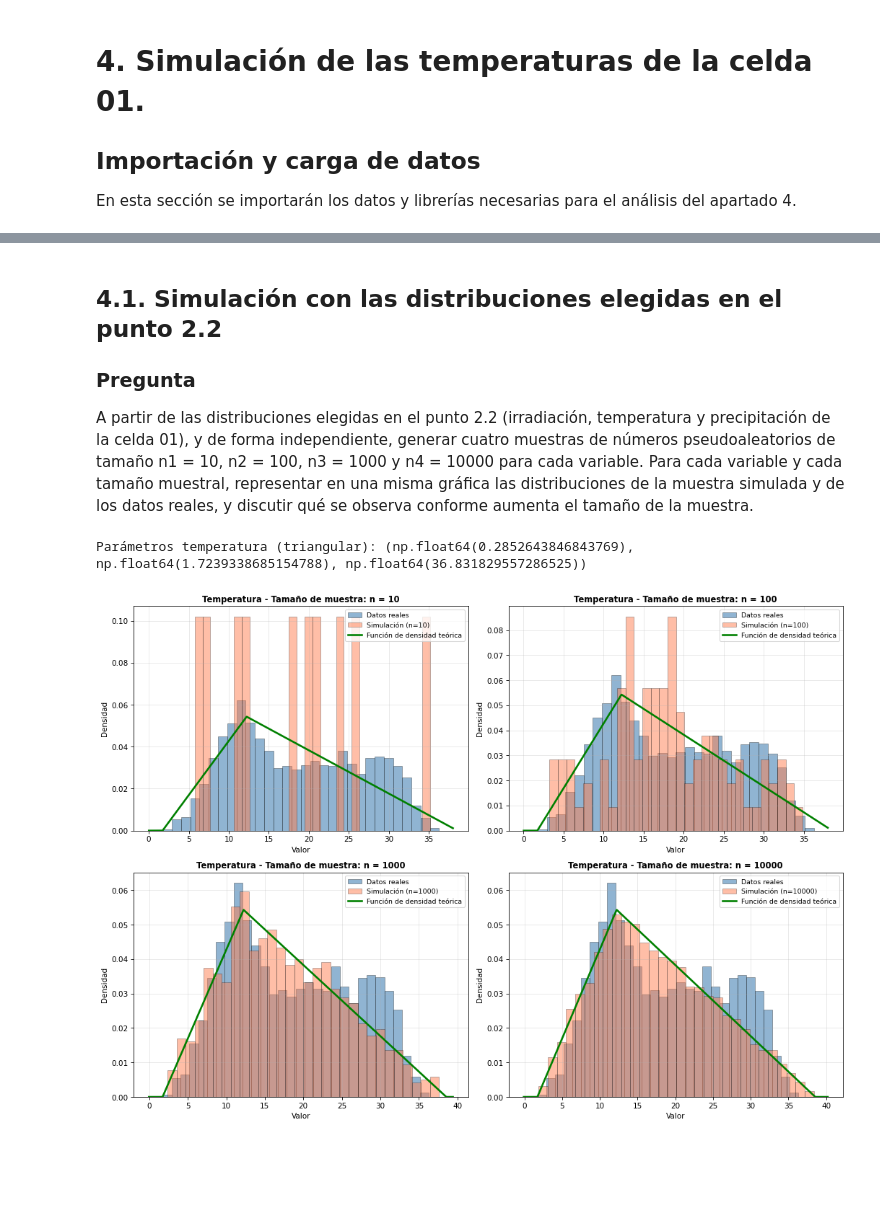
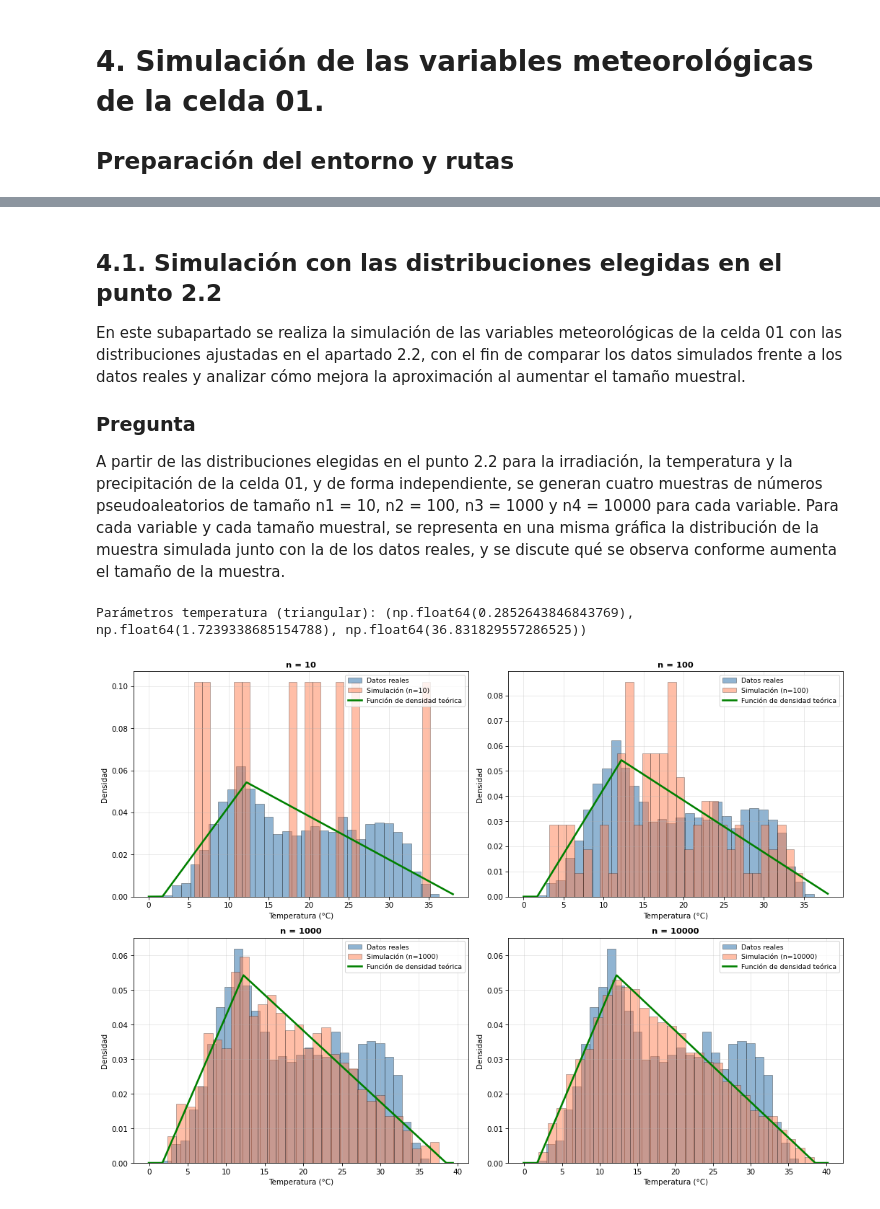
Before and after one commit to aurbanomurillo/t2_inferencia_estadistica, a Jupyter notebook: src/Apartado_4.ipynb, the cells around one changed output, grey strips where cells are left out. Drawn from its saved outputs; the diff is of its cells as text; code cells hidden in the pictures; blank space fills up the shorter version.

```diff
--- a/src/Apartado_4.ipynb
+++ b/src/Apartado_4.ipynb
@@ -1,6 +1,5 @@
 # %% [markdown]
-# 4. Simulación de las temperaturas de la celda 01.
-## Importación y carga de datos
-En esta sección se importarán los datos y librerías necesarias para el análisis del apartado 4.
+# 4. Simulación de las variables meteorológicas de la celda 01.
+## Preparación del entorno y rutas
 # %%
 from carga_de_datos import *
@@ -24,17 +31,23 @@ Dataframe con todos los datos leidos (filas: días, columnas: variables):
 [4383 rows x 15 columns]
 # %% [markdown]
 ## 4.1. Simulación con las distribuciones elegidas en el punto 2.2
+En este subapartado se realiza la simulación de las variables meteorológicas de la celda 01 con las distribuciones ajustadas en el apartado 2.2, con el fin de comparar los datos simulados frente a los datos reales y analizar cómo mejora la aproximación al aumentar el tamaño muestral.
 ### Pregunta
-A partir de las distribuciones elegidas en el punto 2.2 (irradiación, temperatura y precipitación de la celda 01), y de forma independiente, generar cuatro muestras de números pseudoaleatorios de tamaño n1 = 10, n2 = 100, n3 = 1000 y n4 = 10000 para cada variable.
-Para cada variable y cada tamaño muestral, representar en una misma gráfica las distribuciones de la muestra simulada y de los datos reales, y discutir qué se observa conforme aumenta el tamaño de la muestra.
+A partir de las distribuciones elegidas en el punto 2.2 para la irradiación, la temperatura y la precipitación de la celda 01, y de forma independiente, se generan cuatro muestras de números pseudoaleatorios de tamaño n1 = 10, n2 = 100, n3 = 1000 y n4 = 10000 para cada variable.
+Para cada variable y cada tamaño muestral, se representa en una misma gráfica la distribución de la muestra simulada junto con la de los datos reales, y se discute qué se observa conforme aumenta el tamaño de la muestra.
 # %%
-# He creado una función para no tener que escribir el código de mostrar la gráfica 4 veces por subapartado
-
-def plot_histogramas(x_real, VA, x1, x2, x3, x4, nombre_variable):
+# Función auxiliar para no repetir el mismo bloque de código en cada variable.
+def plot_histogramas(x_real, VA, x1, x2, x3, x4, nombre_variable, nombre_imagen):
     fig = plt.figure(figsize=(14, 10))
 
     muestras = [x1, x2, x3, x4]
     tamaños = [10, 100, 1000, 10000]
+    unidades = {
+        'Temperatura': 'Temperatura (°C)',
+        'Irradiación': 'Irradiación (J/m²)',
+        'Precipitación': 'Precipitación (m)',
+    }
+    etiqueta_eje = unidades.get(nombre_variable, nombre_variable)
 
     for i in range(4):
         plt.subplot(2, 2, i + 1)
@@ -58,52 +71,55 @@ def plot_histogramas(x_real, VA, x1, x2, x3, x4, nombre_variable):
         plt.plot(xs, VA.pdf(xs), 'g-', linewidth=2.5,
                  label='Función de densidad teórica')
 
-        plt.title(f'{nombre_variable} - Tamaño de muestra: n = {n}',
-                  fontsize=11, fontweight='bold')
-        plt.xlabel('Valor')
+        plt.title(f'n = {n}', fontsize=11, fontweight='bold')
+        plt.xlabel(etiqueta_eje)
         plt.ylabel('Densidad')
         plt.legend(fontsize=9)
         plt.grid(alpha=0.3)
 
     plt.tight_layout()
+    plt.savefig(IMAGES_DIR / f'{nombre_imagen}.png', dpi=300, bbox_inches='tight')
     plt.show()
 
-# He puesto las n's aqui por que se usan en todos los apartados de forma fija
-
+# Se fijan aquí los tamaños muestrales porque se usan en todos los apartados.
 n1 = 10
 n2 = 100
 n3 = 1000
 n4 = 10000
 # %%
-#Temperatura
-
-from carga_de_datos import *
-import numpy as np
-import matplotlib.pyplot as plt
-from scipy import stats
+# Temperatura
 
 semilla = 99999
 np.random.seed(semilla)
 
 x_real = df_orig_temp["TEMP_CELDA01"].dropna().values
 
-#Cogemos la triangular del apartado 2.2
+# Tomamos la triangular del apartado 2.2.
 params = stats.triang.fit(x_real)
 
 c = params[0]
 loc = params[1]
 scale = params[2]
 VA = stats.triang(c=c, loc=loc, scale=scale)
 
 print("Parámetros temperatura (triangular):", params)
 
 x1 = VA.rvs(size=n1)
 x2 = VA.rvs(size=n2)
 x3 = VA.rvs(size=n3)
 x4 = VA.rvs(size=n4)
 
-plot_histogramas(x_real, VA, x1, x2, x3, x4, "Temperatura")
+plot_histogramas(
+    x_real,
+    VA,
+    x1,
+    x2,
+    x3,
+    x4,
+    "Temperatura",
+    "Gráfico 4.1： Distribución de las simulaciones de la temperatura en la celda 01 por tamaños muestrales",
+)
 # %% [output]
 Parámetros temperatura (triangular): (np.float64(0.2852643846843769), np.float64(1.7239338685154788), np.float64(36.831829557286525))
-[figure, old version]
+[figure, new version]
 # %%
```
Also changed, not shown: parts of 5 cells of this notebook.
